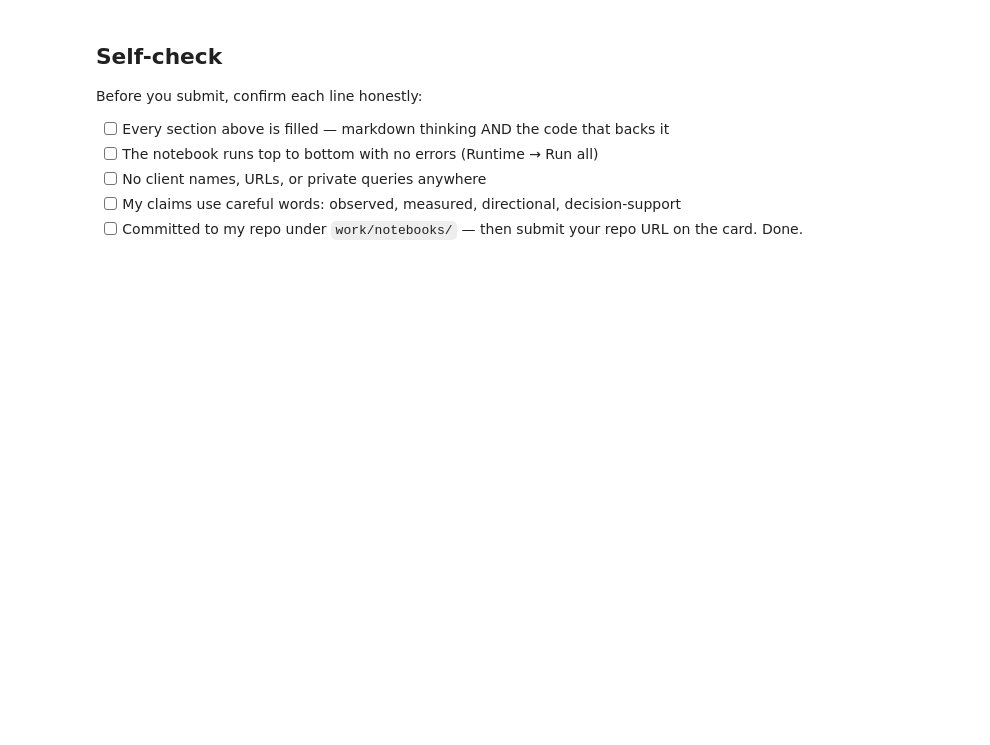
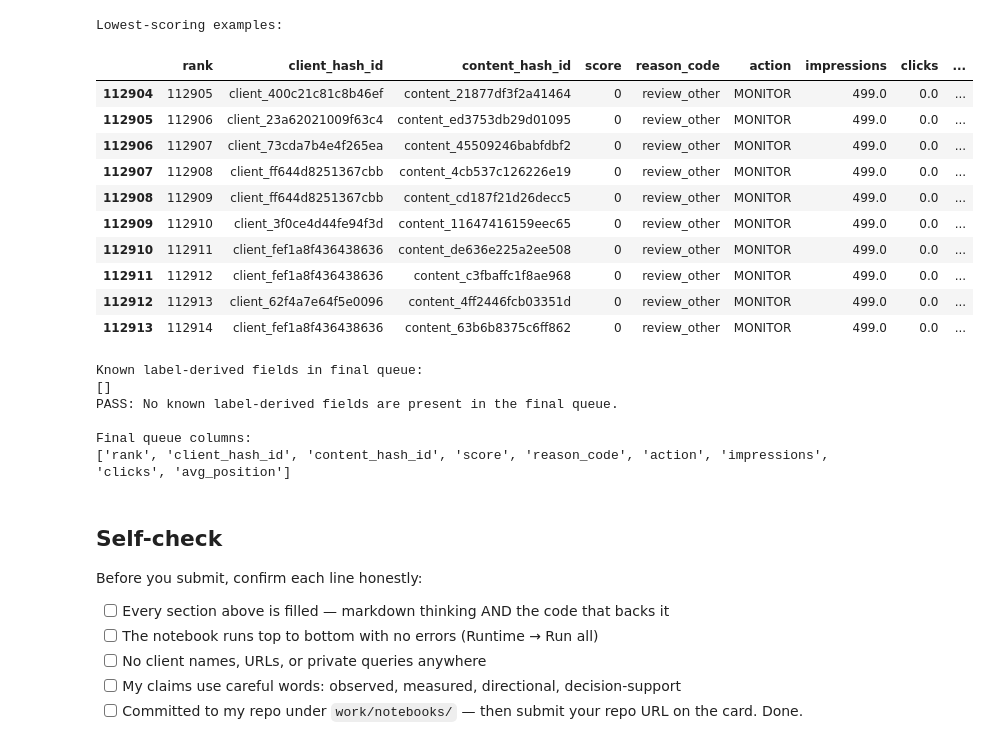
Before and after one commit to krithi-ks/flyrankAI-ML, a Jupyter notebook: work/notebooks/w04_baseline_score.ipynb, the cells around one changed output. Saved outputs shown, nothing was run; the diff lists cells and outputs as text; code cells hidden in the pictures; blank space fills up the shorter version.

```diff
--- a/work/notebooks/w04_baseline_score.ipynb
+++ b/work/notebooks/w04_baseline_score.ipynb
@@ -375,3 +421,66 @@ NameError: name 'baseline_queue' is not defined
+# %%
+# This cell is for CODE (numbers, a query, a check).
+# Write your text answer in the cell ABOVE this one — typing sentences here breaks Run All.
+
+# ML-07 Section 4
+# Inspect weak picks and verify that known leakage fields
+# are not present in the queue.
+
+print("Lowest-scoring examples:")
+display(
+    queue.sort_values(
+        ["score", "impressions"],
+        ascending=[True, False]
+    ).head(10)
+)
+
+
+# Known label-derived fields from the FlyRank data contract.
+known_leakage_fields = {
+    "trend_pct",
+    "trend_direction",
+    "is_declining_label"
+}
+
+queue_columns = set(queue.columns)
+
+leakage_present = sorted(
+    known_leakage_fields.intersection(queue_columns)
+)
+
+print("\nKnown label-derived fields in final queue:")
+print(leakage_present)
+
+if leakage_present:
+    raise AssertionError(
+        f"Leakage detected in final queue: {leakage_present}"
+    )
+
+print("PASS: No known label-derived fields are present in the final queue.")
+
+
+# Check that the final queue contains only the intended fields.
+print("\nFinal queue columns:")
+print(queue.columns.tolist())
+# %% [output]
+Lowest-scoring examples:
+|  | rank | client_hash_id | content_hash_id | score | reason_code | action | impressions | clicks | ... |
+| 112904 | 112905 | client_400c21c81c8b46ef | content_21877df3f2a41464 | 0 | review_other | MONITOR | 499.0 | 0.0 | ... |
+| 112905 | 112906 | client_23a62021009f63c4 | content_ed3753db29d01095 | 0 | review_other | MONITOR | 499.0 | 0.0 | ... |
+| 112906 | 112907 | client_73cda7b4e4f265ea | content_45509246babfdbf2 | 0 | review_other | MONITOR | 499.0 | 0.0 | ... |
+| 112907 | 112908 | client_ff644d8251367cbb | content_4cb537c126226e19 | 0 | review_other | MONITOR | 499.0 | 0.0 | ... |
+| 112908 | 112909 | client_ff644d8251367cbb | content_cd187f21d26decc5 | 0 | review_other | MONITOR | 499.0 | 0.0 | ... |
+| 112909 | 112910 | client_3f0ce4d44fe94f3d | content_11647416159eec65 | 0 | review_other | MONITOR | 499.0 | 0.0 | ... |
+| 112910 | 112911 | client_fef1a8f436438636 | content_de636e225a2ee508 | 0 | review_other | MONITOR | 499.0 | 0.0 | ... |
+| 112911 | 112912 | client_fef1a8f436438636 | content_c3fbaffc1f8ae968 | 0 | review_other | MONITOR | 499.0 | 0.0 | ... |
+| 112912 | 112913 | client_62f4a7e64f5e0096 | content_4ff2446fcb03351d | 0 | review_other | MONITOR | 499.0 | 0.0 | ... |
+| 112913 | 112914 | client_fef1a8f436438636 | content_63b6b8375c6ff862 | 0 | review_other | MONITOR | 499.0 | 0.0 | ... |
+Known label-derived fields in final queue:
+[]
+PASS: No known label-derived fields are present in the final queue.
+
+Final queue columns:
+['rank', 'client_hash_id', 'content_hash_id', 'score', 'reason_code', 'action', 'impressions', 'clicks', 'avg_position']
 # %% [markdown]
 ## Self-check
 
```
Also changed, not shown: parts of 15 cells of this notebook.
